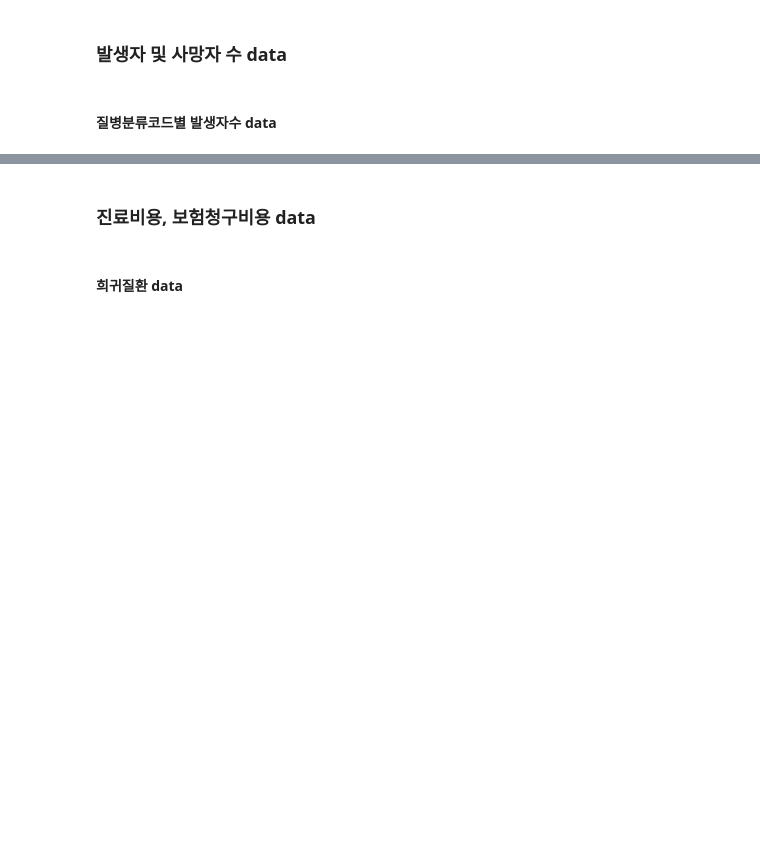
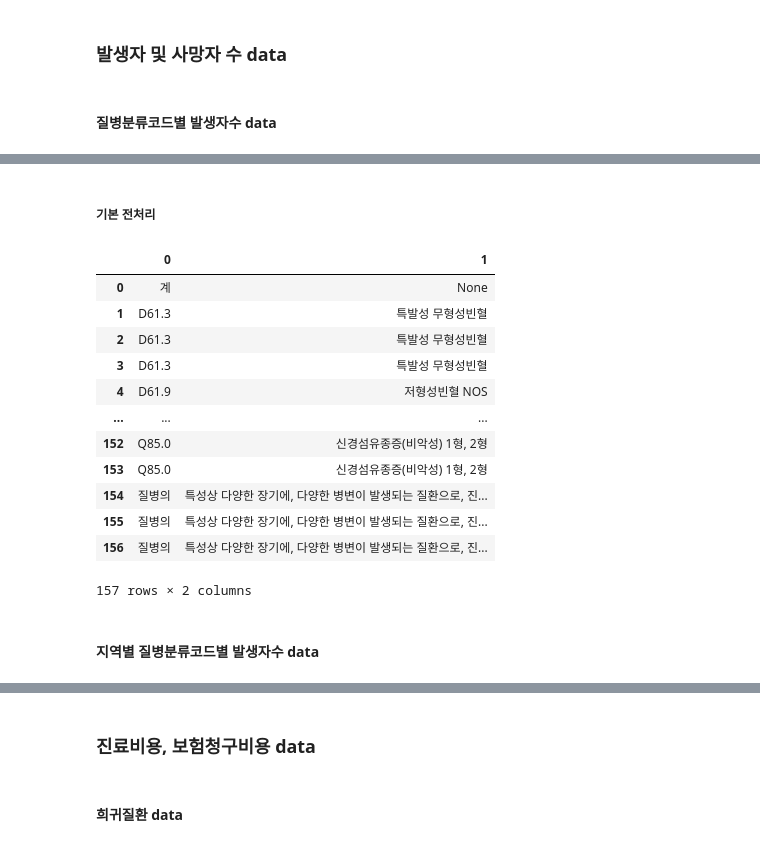
Before and after one commit to kdj0712/rare_field_fastapis, a Jupyter notebook: data/data_analysis/persona2/ipynb/DDA/persona2_DDA_total.ipynb, the cells around one changed output, grey strips where cells are left out. Drawn from its saved outputs; the diff is of its cells as text; code cells hidden in the pictures; blank space fills up the shorter version.

```diff
--- a/data/data_analysis/persona2/ipynb/DDA/persona2_DDA_yugyeong_total.ipynb
+++ b/data/data_analysis/persona2/ipynb/DDA/persona2_DDA_total.ipynb
@@ -60 +77,21 @@ df_gender_age_accrual[:5]
+# %% [markdown]
+##### 기본 전처리
+# %%
+df_gender_age_accrual = df_gender_age_accrual['질병코드 및 질환별(1)'].str.split(' ', n=1, expand=True)
+# %% [output]
+|  | 0 | 1 |
+| 0 | 계 | None |
+| 1 | D61.3 | 특발성 무형성빈혈 |
+| 2 | D61.3 | 특발성 무형성빈혈 |
+| 3 | D61.3 | 특발성 무형성빈혈 |
+| 4 | D61.9 | 저형성빈혈 NOS |
+| ... | ... | ... |
+| 152 | Q85.0 | 신경섬유종증(비악성) 1형, 2형 |
+| 153 | Q85.0 | 신경섬유종증(비악성) 1형, 2형 |
+| 154 | 질병의 | 특성상 다양한 장기에, 다양한 병변이 발생되는 질환으로, 진... |
+| 155 | 질병의 | 특성상 다양한 장기에, 다양한 병변이 발생되는 질환으로, 진... |
+| 156 | 질병의 | 특성상 다양한 장기에, 다양한 병변이 발생되는 질환으로, 진... |
+157 rows × 2 columns
+# %% [markdown]
+#### 지역별 질병분류코드별 발생자수 data
 # %%
```
Also changed, not shown: parts of 21 cells of this notebook, 2 other files.
